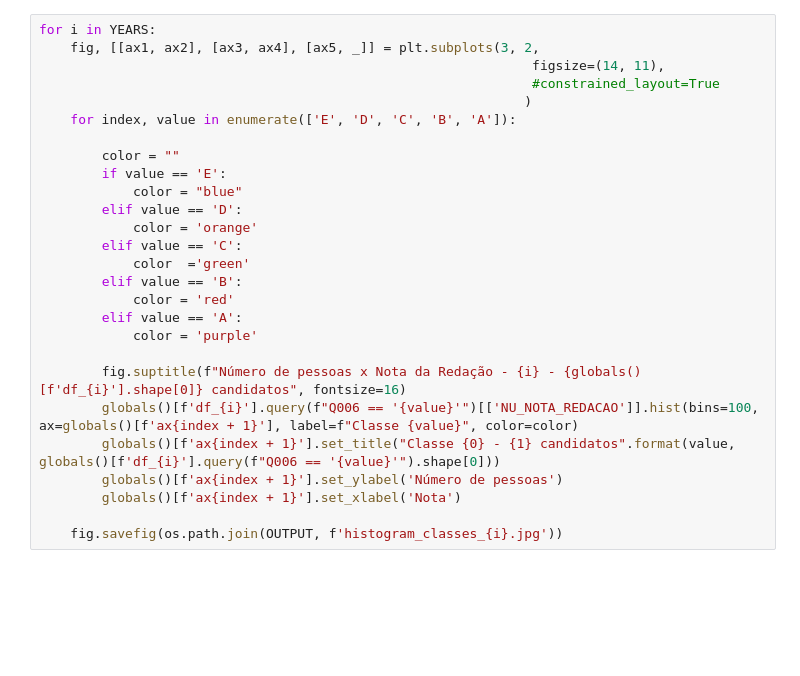
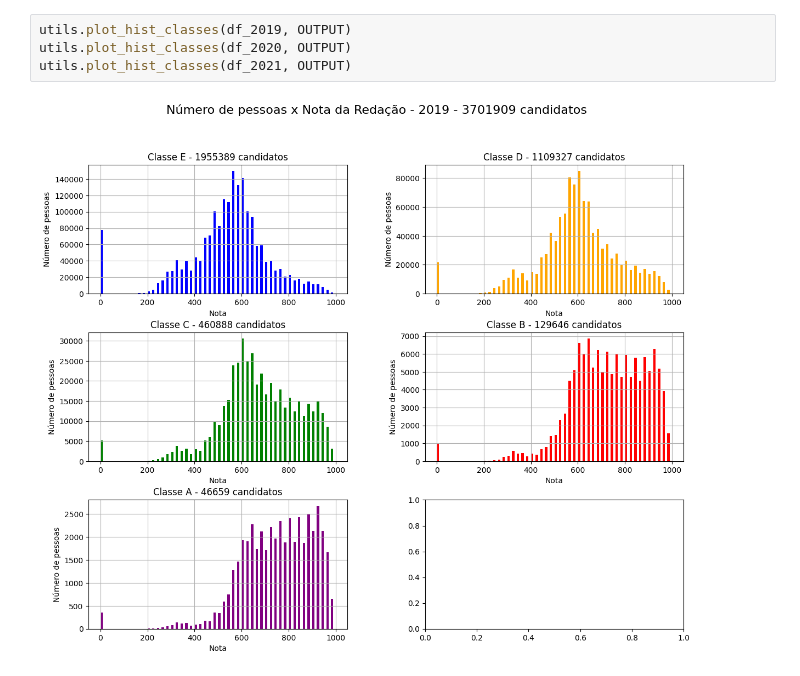
Before and after one commit to Art0r/analise_enem_pandemia, a Jupyter notebook: main.ipynb, the cells around one changed output. Saved outputs shown, nothing was run; the diff lists cells and outputs as text; blank space fills up the shorter version.

```diff
--- a/main.ipynb
+++ b/main.ipynb
@@ -72,27 +204,6 @@ fig.savefig(os.path.join(OUTPUT, 'all_classes_by_year.jpg'))
 # %%
-for i in YEARS:
-    fig, [[ax1, ax2], [ax3, ax4], [ax5, _]] = plt.subplots(3, 2,
-                                                               figsize=(14, 11),
-                                                               #constrained_layout=True
-                                                              )
-    for index, value in enumerate(['E', 'D', 'C', 'B', 'A']):
-
-        color = ""
-        if value == 'E':
-            color = "blue"
-        elif value == 'D':
-            color = 'orange'
-        elif value == 'C':
-            color  ='green'
-        elif value == 'B':
-            color = 'red'
-        elif value == 'A':
-            color = 'purple'
-
-        fig.suptitle(f"Número de pessoas x Nota da Redação - {i} - {globals()[f'df_{i}'].shape[0]} candidatos", fontsize=16)
-        globals()[f'df_{i}'].query(f"Q006 == '{value}'")[['NU_NOTA_REDACAO']].hist(bins=100, ax=globals()[f'ax{index + 1}'], label=f"Classe {value}", color=color)
-        globals()[f'ax{index + 1}'].set_title("Classe {0} - {1} candidatos".format(value, globals()[f'df_{i}'].query(f"Q006 == '{value}'").shape[0]))
-        globals()[f'ax{index + 1}'].set_ylabel('Número de pessoas')
-        globals()[f'ax{index + 1}'].set_xlabel('Nota')
-
-    fig.savefig(os.path.join(OUTPUT, f'histogram_classes_{i}.jpg'))
+utils.plot_hist_classes(df_2019, OUTPUT)
+utils.plot_hist_classes(df_2020, OUTPUT)
+utils.plot_hist_classes(df_2021, OUTPUT)
+# %% [output]
+[figure, added]
```
Also changed, not shown: parts of 13 cells of this notebook, 12 other files.
